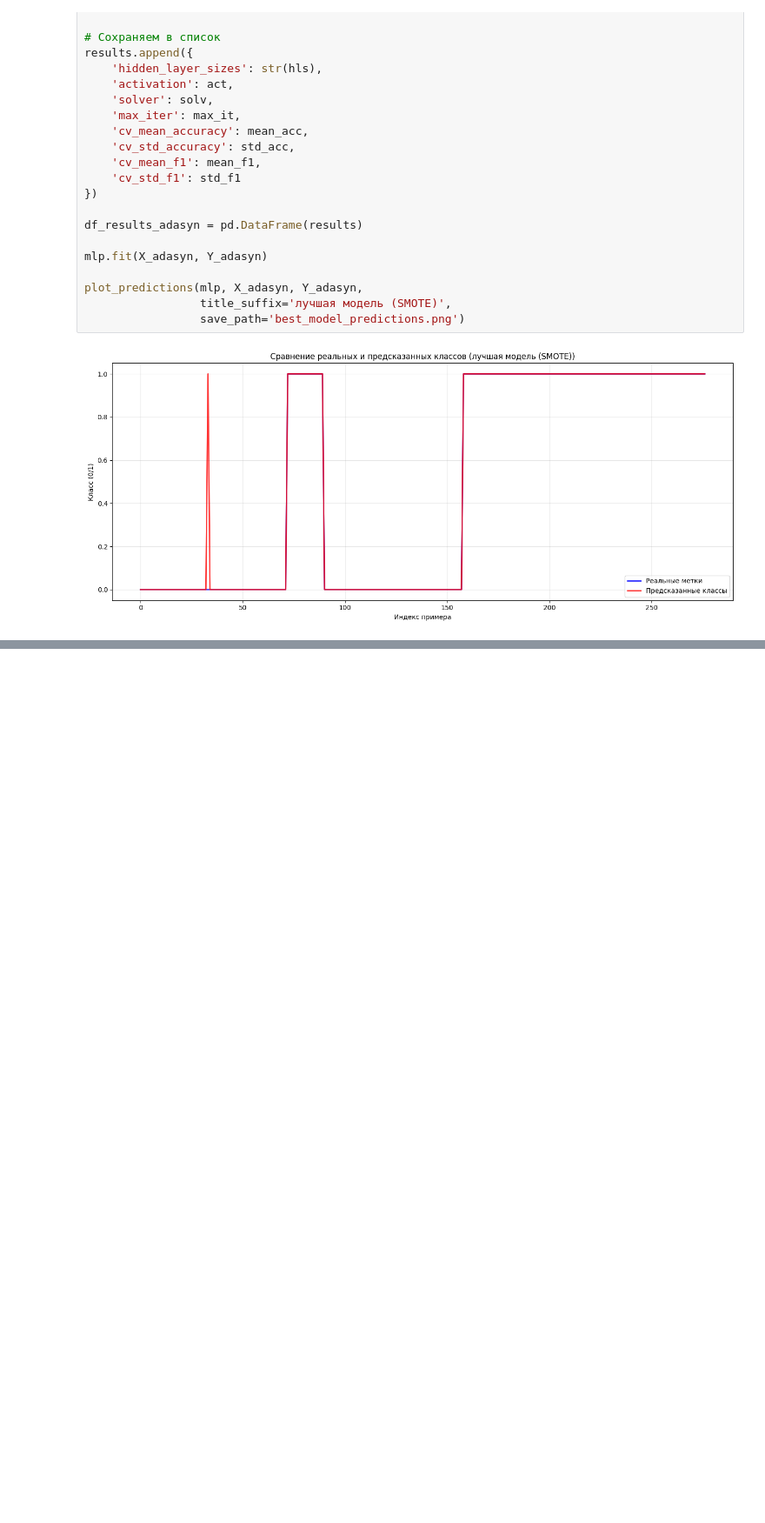
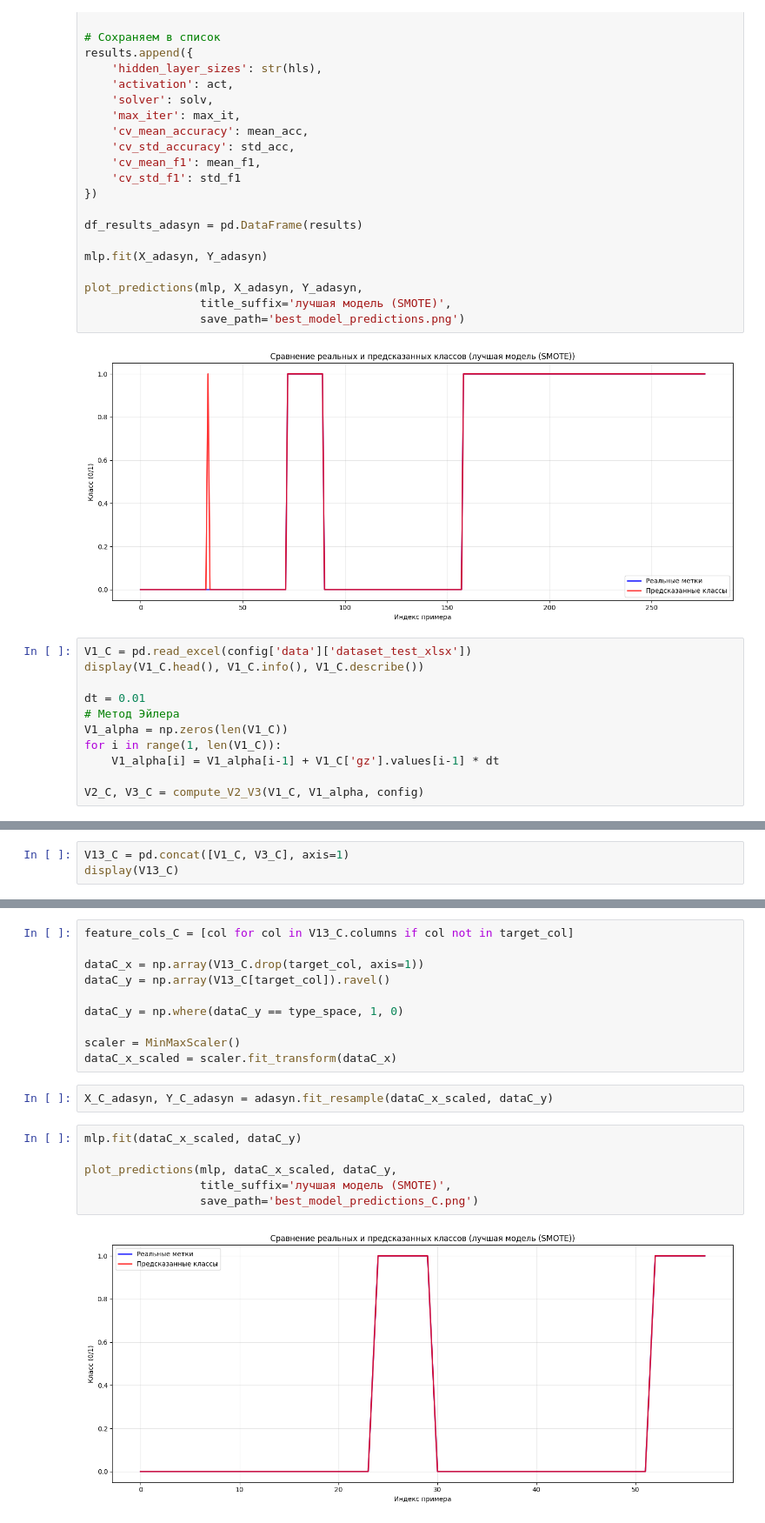
Before and after one commit to Bexaric/LB3_ML_Yakushev, a Jupyter notebook: notebook/LB3_Jupyter.ipynb, the cells around one changed output, grey strips where cells are left out. Shown at 87% size. Cells and saved outputs as stored; diff of their text form; blank space fills up the shorter version.

```diff
--- a/notebook/LB3_Jupyter.ipynb
+++ b/notebook/LB3_Jupyter.ipynb
@@ -625,3 +625,14 @@ plot_predictions(mlp, X_adasyn, Y_adasyn,
                  save_path='best_model_predictions.png')
 # %% [output]
 [figure]
+# %%
+V1_C = pd.read_excel(config['data']['dataset_test_xlsx'])
+display(V1_C.head(), V1_C.info(), V1_C.describe())
+
+dt = 0.01
+# Метод Эйлера
+V1_alpha = np.zeros(len(V1_C))
+for i in range(1, len(V1_C)):
+    V1_alpha[i] = V1_alpha[i-1] + V1_C['gz'].values[i-1] * dt
+
+V2_C, V3_C = compute_V2_V3(V1_C, V1_alpha, config)
@@ -627,0 +693,3 @@ plot_predictions(mlp, X_adasyn, Y_adasyn,
+# %%
+V13_C = pd.concat([V1_C, V3_C], axis=1)
+display(V13_C)
@@ -627,0 +714,20 @@ plot_predictions(mlp, X_adasyn, Y_adasyn,
+# %%
+feature_cols_C = [col for col in V13_C.columns if col not in target_col]
+
+dataC_x = np.array(V13_C.drop(target_col, axis=1))
+dataC_y = np.array(V13_C[target_col]).ravel()
+
+dataC_y = np.where(dataC_y == type_space, 1, 0)
+
+scaler = MinMaxScaler()
+dataC_x_scaled = scaler.fit_transform(dataC_x)
+# %%
+X_C_adasyn, Y_C_adasyn = adasyn.fit_resample(dataC_x_scaled, dataC_y)
+# %%
+mlp.fit(dataC_x_scaled, dataC_y)
+
+plot_predictions(mlp, dataC_x_scaled, dataC_y,
+                 title_suffix='лучшая модель (SMOTE)',
+                 save_path='best_model_predictions_C.png')
+# %% [output]
+[figure, added]
```
Also changed, not shown: parts of 10 cells of this notebook, 1 other file.
